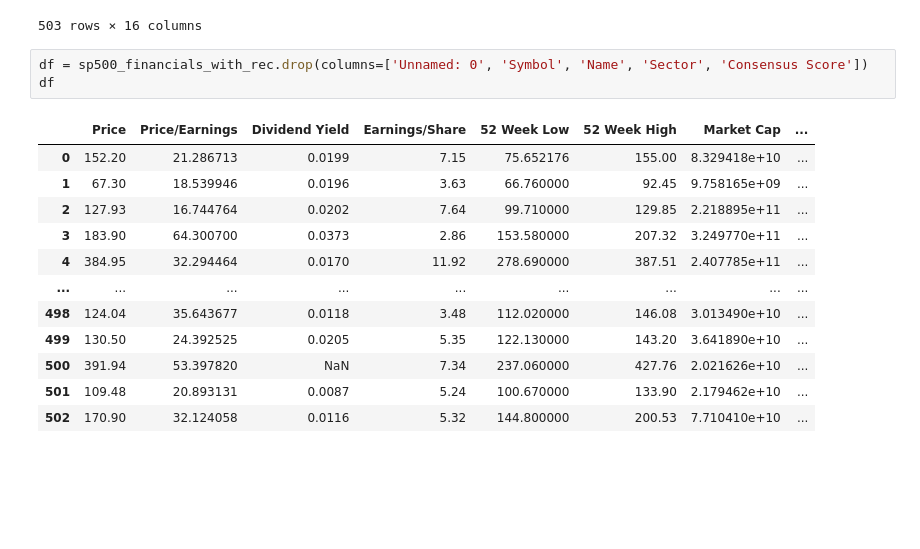
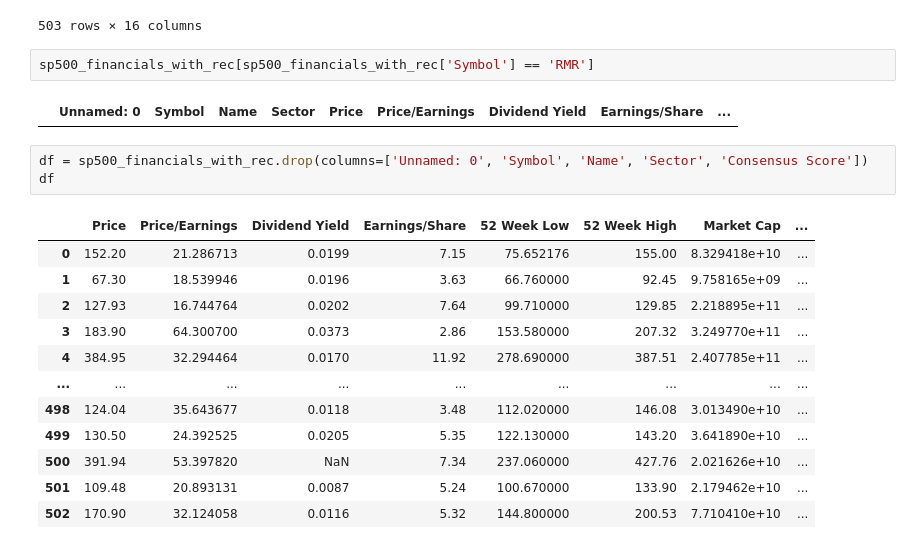
Before and after one commit to atifhaiqal/EasyStock-Learner, a Jupyter notebook: ml_models/Model-2.ipynb, the cells around one changed output. Cells and saved outputs as stored; diff of their text form; blank space fills up the shorter version.

```diff
--- a/ml_models/Model-2.ipynb
+++ b/ml_models/Model-2.ipynb
@@ -306,6 +327,10 @@ sp500_financials_with_rec
 | 501 | 501 | ZBH | Zimmer Biomet | Health Care Equipment | 109.48 | 20.893131 | 0.0087 | 5.24 | ... |
 | 502 | 502 | ZTS | Zoetis | Pharmaceuticals | 170.90 | 32.124058 | 0.0116 | 5.32 | ... |
 503 rows × 16 columns
+# %%
+sp500_financials_with_rec[sp500_financials_with_rec['Symbol'] == 'RMR']
+# %% [output]
+|  | Unnamed: 0 | Symbol | Name | Sector | Price | Price/Earnings | Dividend Yield | Earnings/Share | ... |
 # %%
 df = sp500_financials_with_rec.drop(columns=['Unnamed: 0', 'Symbol', 'Name', 'Sector', 'Consensus Score'])
 df
```
Also changed, not shown: parts of 1 cell of this notebook, 9 other files.
